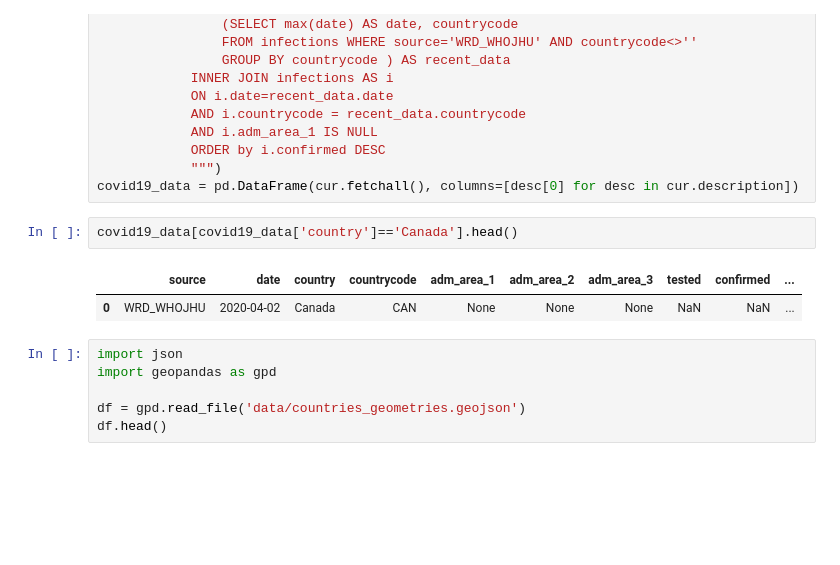
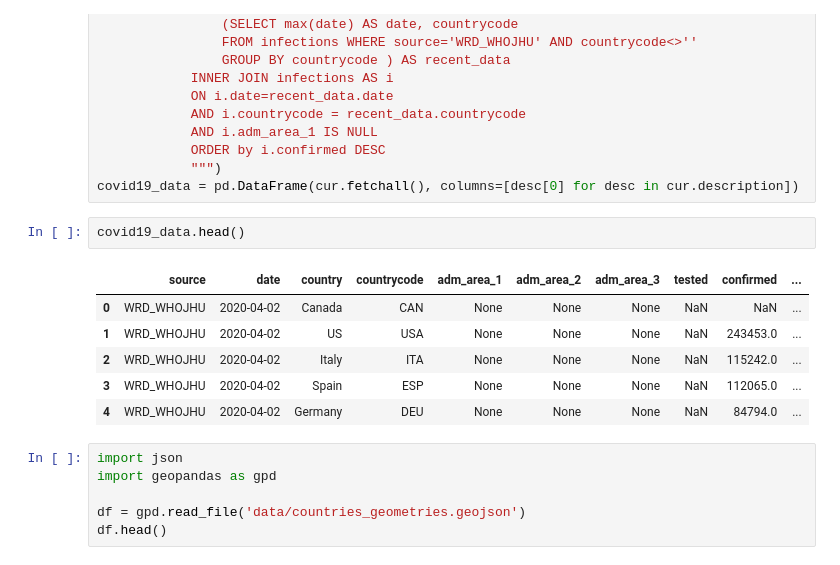
Before and after one commit to covid19db/data-archive, a Jupyter notebook: jupyter-examples/covid19db-confirmed-map.ipynb, the cells around one changed output. Drawn from its saved outputs; the diff is of its cells as text; blank space fills up the shorter version.

```diff
--- a/jupyter-examples/covid19db-confirmed-map.ipynb
+++ b/jupyter-examples/covid19db-confirmed-map.ipynb
@@ -31,10 +31,14 @@ cur.execute("""SELECT i.* FROM
             """)
 covid19_data = pd.DataFrame(cur.fetchall(), columns=[desc[0] for desc in cur.description])
 # %%
-covid19_data[covid19_data['country']=='Canada'].head()
+covid19_data.head()
 # %% [output]
 |  | source | date | country | countrycode | adm_area_1 | adm_area_2 | adm_area_3 | tested | confirmed | ... |
 | 0 | WRD_WHOJHU | 2020-04-02 | Canada | CAN | None | None | None | NaN | NaN | ... |
+| 1 | WRD_WHOJHU | 2020-04-02 | US | USA | None | None | None | NaN | 243453.0 | ... |
+| 2 | WRD_WHOJHU | 2020-04-02 | Italy | ITA | None | None | None | NaN | 115242.0 | ... |
+| 3 | WRD_WHOJHU | 2020-04-02 | Spain | ESP | None | None | None | NaN | 112065.0 | ... |
+| 4 | WRD_WHOJHU | 2020-04-02 | Germany | DEU | None | None | None | NaN | 84794.0 | ... |
 # %%
 import json
 import geopandas as gpd
```
Also changed, not shown: parts of 3 cells of this notebook.
